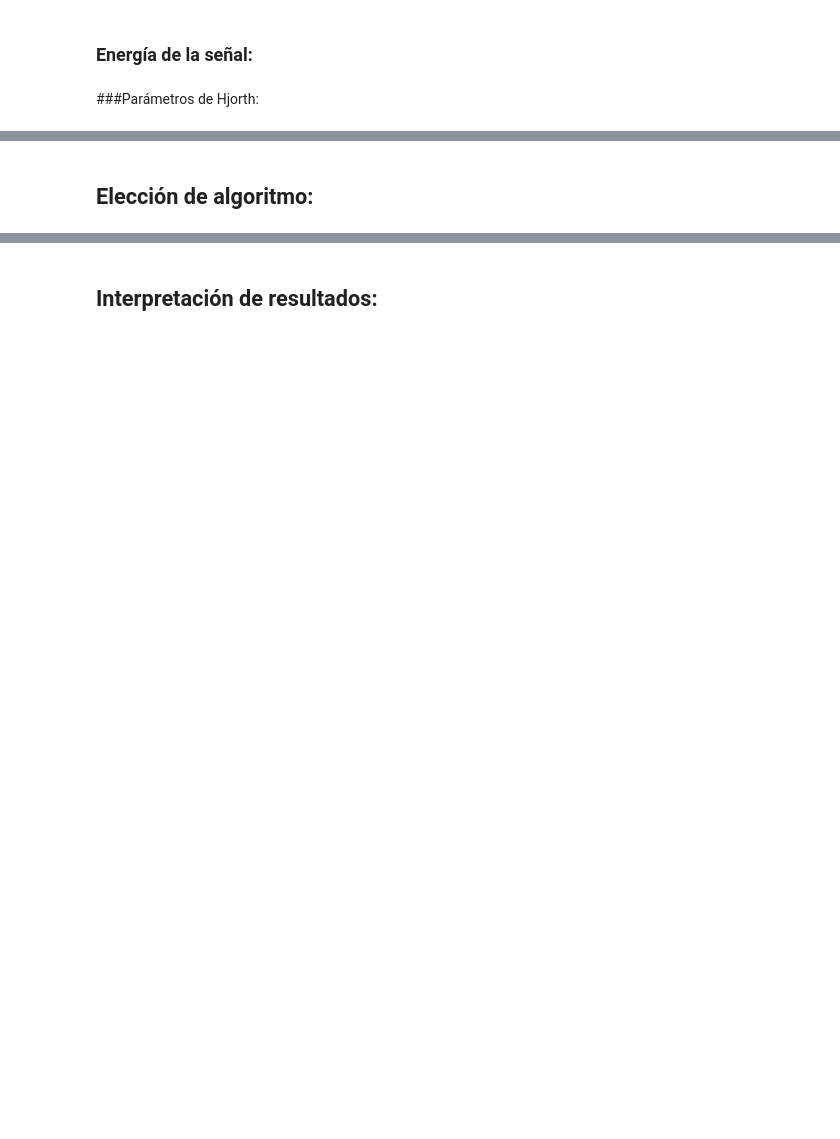
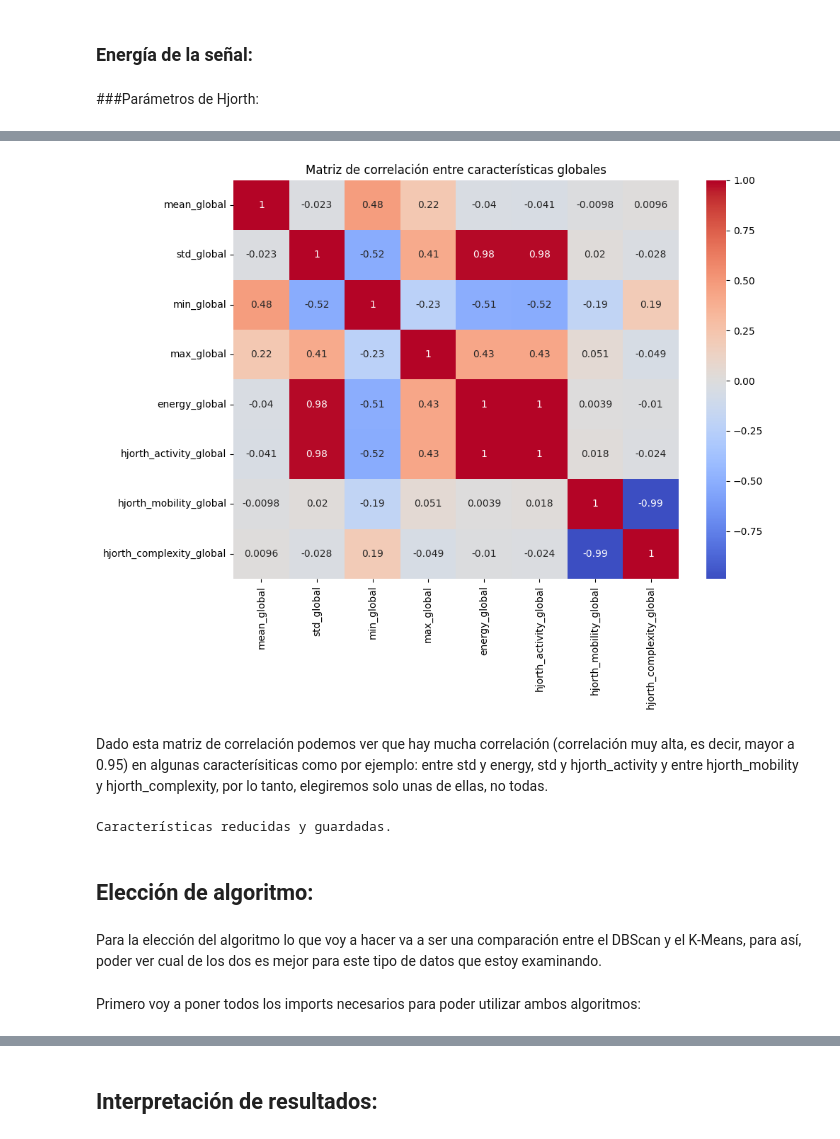
Before and after one commit to sandrabl03/Tecnicas-de-Aprendizaje-Automatico, a Jupyter notebook: trabajo_lab_2.ipynb, the cells around one changed output, grey strips where cells are left out. Cells and saved outputs as stored; diff of their text form; code cells hidden in the pictures; blank space fills up the shorter version.

```diff
--- a/trabajo_lab_2.ipynb
+++ b/trabajo_lab_2.ipynb
@@ -247,4 +284,24 @@ print(normalized_df.head())
+# %%
+minmax_features = []
+
+for ventana in ventanas_normalizadas:
+    min_value = ventana.values.min()
+    max_value = ventana.values.max()
+    minmax_features.append({
+        'min_global': min_value,
+        'max_global': max_value
+    })
+
+minmax_df_global = pd.DataFrame(minmax_features)
 # %% [markdown]
 ### Energía de la señal:
+# %%
+energy_features = []
+
+for ventana in ventanas_normalizadas:
+    energy = np.sum(ventana.values ** 2)
+    energy_features.append({'energy_global': energy})
+
+energy_df_global = pd.DataFrame(energy_features)
 # %% [markdown]
 ###Parámetros de Hjorth:
@@ -250,0 +334,11 @@ print(normalized_df.head())
+# %%
+global_features_df = pd.concat([
+    media_df_global,
+    std_df_global,
+    minmax_df_global,
+    energy_df_global,
+    hjorth_df_global
+], axis=1)
+
+# Guardar
+global_features_df.to_csv("/content/drive/MyDrive/dataset/global_features.csv", index=False)
@@ -251,2 +356,38 @@ print(normalized_df.head())
+# %%
+import seaborn as sns
+import matplotlib.pyplot as plt
+
+# Calcular matriz de correlación
+corr_matrix = global_features_df.corr()
+
+# Visualizar con heatmap
+plt.figure(figsize=(10, 8))
+sns.heatmap(corr_matrix, annot=True, cmap="coolwarm", center=0)
+plt.title("Matriz de correlación entre características globales")
+plt.tight_layout()
+plt.show()
+# %% [output]
+[figure, added]
+# %% [markdown]
+Dado esta matriz de correlación podemos ver que hay mucha correlación (correlación muy alta, es decir, mayor a 0.95) en algunas caracterísiticas como por ejemplo: entre std y energy, std y hjorth_activity y entre hjorth_mobility y hjorth_complexity, por lo tanto, elegiremos solo unas de ellas, no todas.
+# %%
+selected_columns = [
+    'mean_global',
+    'min_global',
+    'max_global',
+    'energy_global',
+    'hjorth_mobility_global'
+]
+
+reduced_features_df = global_features_df[selected_columns]
+
+reduced_features_df.to_csv("/content/drive/MyDrive/dataset/global_features_reduced.csv", index=False)
+print("Características reducidas y guardadas.")
+# %% [output]
+Características reducidas y guardadas.
 # %% [markdown]
 ## Elección de algoritmo:
+# %% [markdown]
+Para la elección del algoritmo lo que voy a hacer va a ser una comparación entre el DBScan y el K-Means, para así, poder ver cual de los dos es mejor para este tipo de datos que estoy examinando.
+# %% [markdown]
+Primero voy a poner todos los imports necesarios para poder utilizar ambos algoritmos:
```
Also changed, not shown: parts of 40 cells of this notebook.
